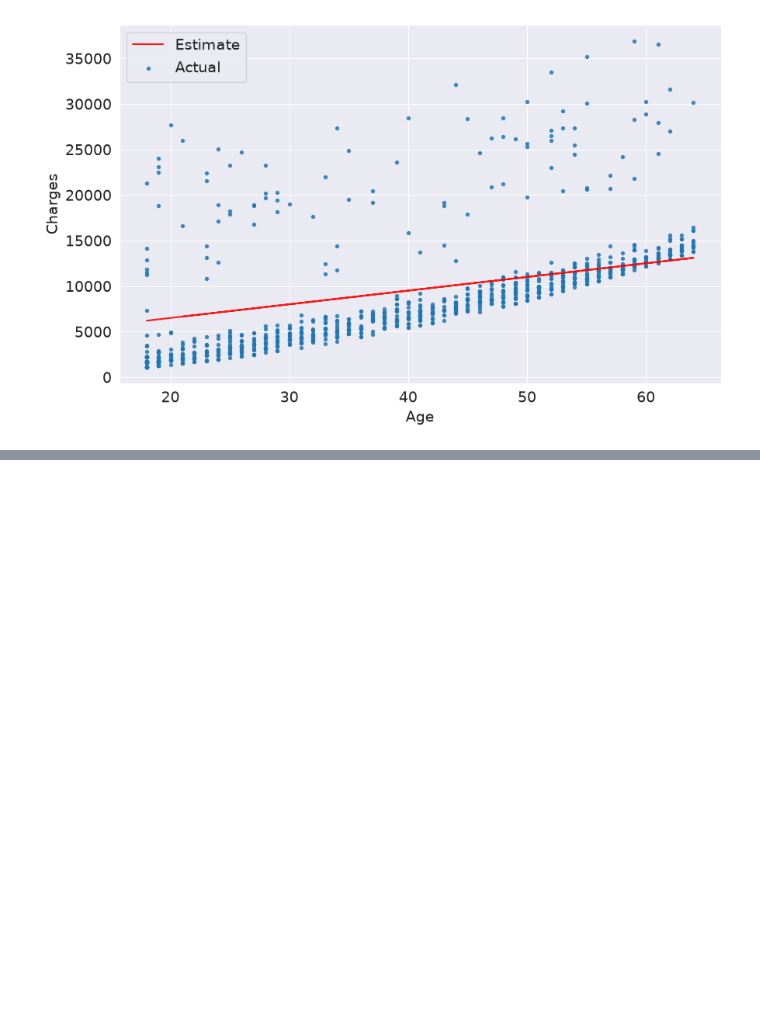
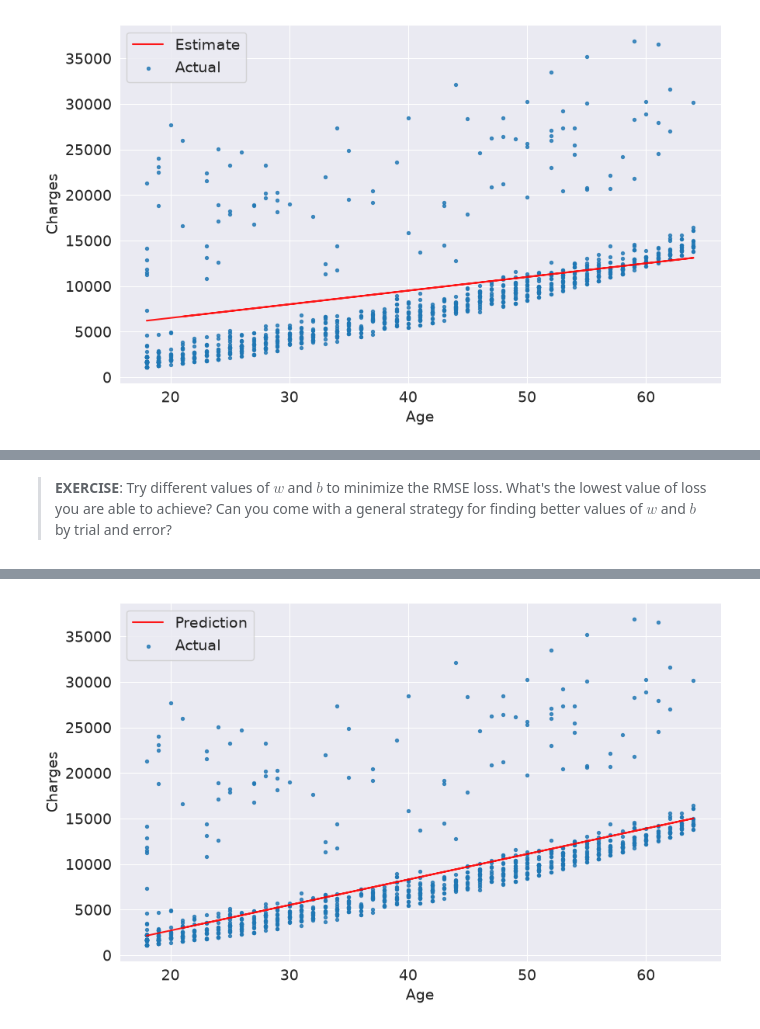
Before and after one commit to ohigginsrodriguez-cloud/Machine-Learning_Course, a Jupyter notebook: Linear-Regression/Medical-Expenses/Model_Single_Feature.ipynb, the cells around one changed output, grey strips where cells are left out. Cells and saved outputs as stored; diff of their text form; code cells hidden in the pictures; blank space fills up the shorter version.

```diff
--- a/Linear-Regression/Medical-Expenses/Model_Single_Feature.ipynb
+++ b/Linear-Regression/Medical-Expenses/Model_Single_Feature.ipynb
@@ -186,0 +262,5 @@ try_parameters(200, 1200)
+# %% [markdown]
+> **EXERCISE**: Try different values of $w$ and $b$ to minimize the RMSE loss. What's the lowest value of loss you are able to achieve? Can you come with a general strategy for finding better values of $w$ and $b$ by trial and error?
+# %%
+try_parameters(280, -2900)
+# %% [output]
@@ -186,0 +268 @@ try_parameters(200, 1200)
+[figure, added]
```
Also changed, not shown: parts of 15 cells of this notebook.
